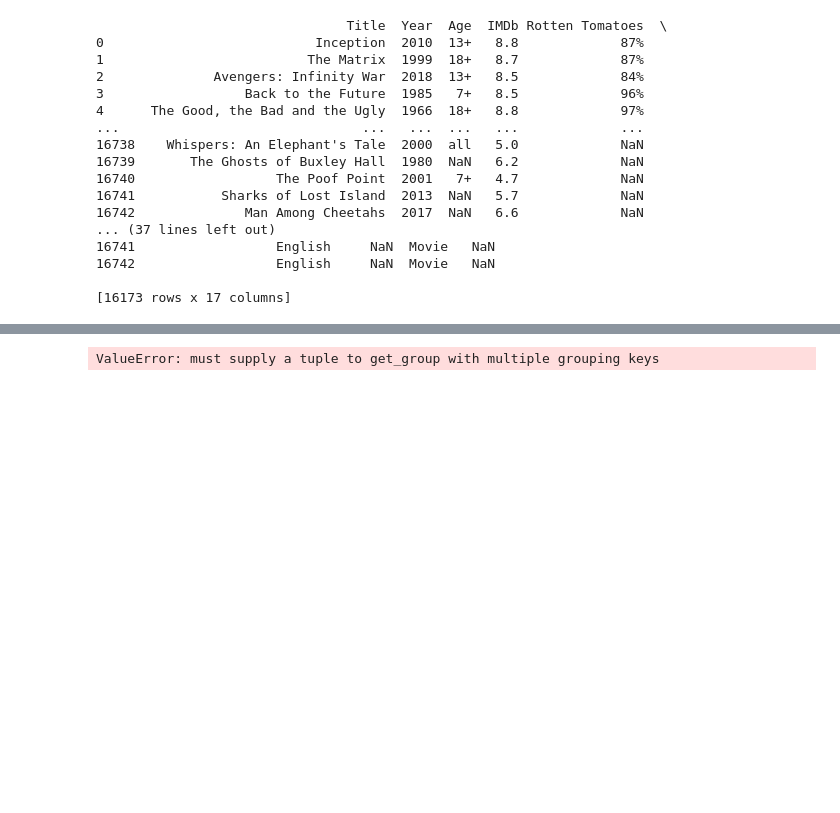
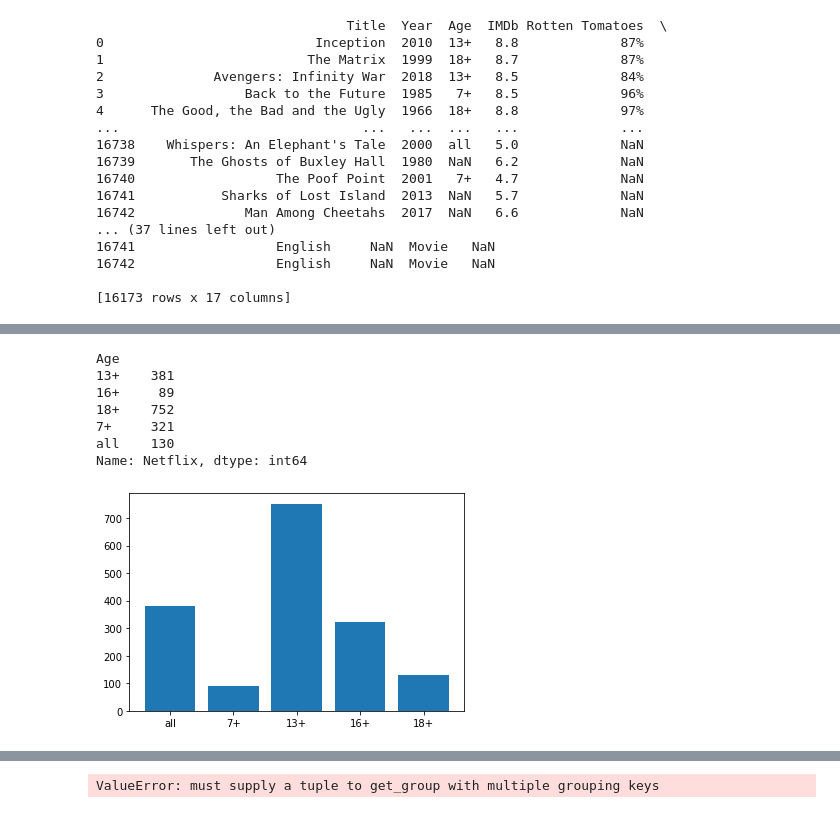
Before and after one commit to jtslater2/old_fashioned, a Jupyter notebook: Scripts/mpaa.ipynb, the cells around one changed output, grey strips where cells are left out. Saved outputs shown, nothing was run; the diff lists cells and outputs as text; code cells hidden in the pictures; blank space fills up the shorter version.

```diff
--- a/Scripts/mpaa.ipynb
+++ b/Scripts/mpaa.ipynb
@@ -69,3 +69,9 @@ print(test_df)
 16742                  English     NaN  Movie   NaN
 
 [16173 rows x 17 columns]
+# %%
+test2_df = test_df.loc[(test_df["Netflix"] == "1")]
+print(test2_df)
+test3_df = test_df.loc[(test_df["Hulu"] == "1")]
+test4_df = test_df.loc[(test_df["Prime Video"] == "1")]
+test5_df = test_df.loc[(test_df["Disney+"] == "1")]
@@ -71,0 +96,14 @@ print(test_df)
+# %%
+s2 = test2_df.groupby("Age")["Netflix"].count()
+s2
+plt.bar(age_sets2,s2)
+s2
+# %% [output]
+Age
+13+    381
+16+     89
+18+    752
+7+     321
+all    130
+Name: Netflix, dtype: int64
+[figure, added]
```
Also changed, not shown: parts of 4 cells of this notebook.
